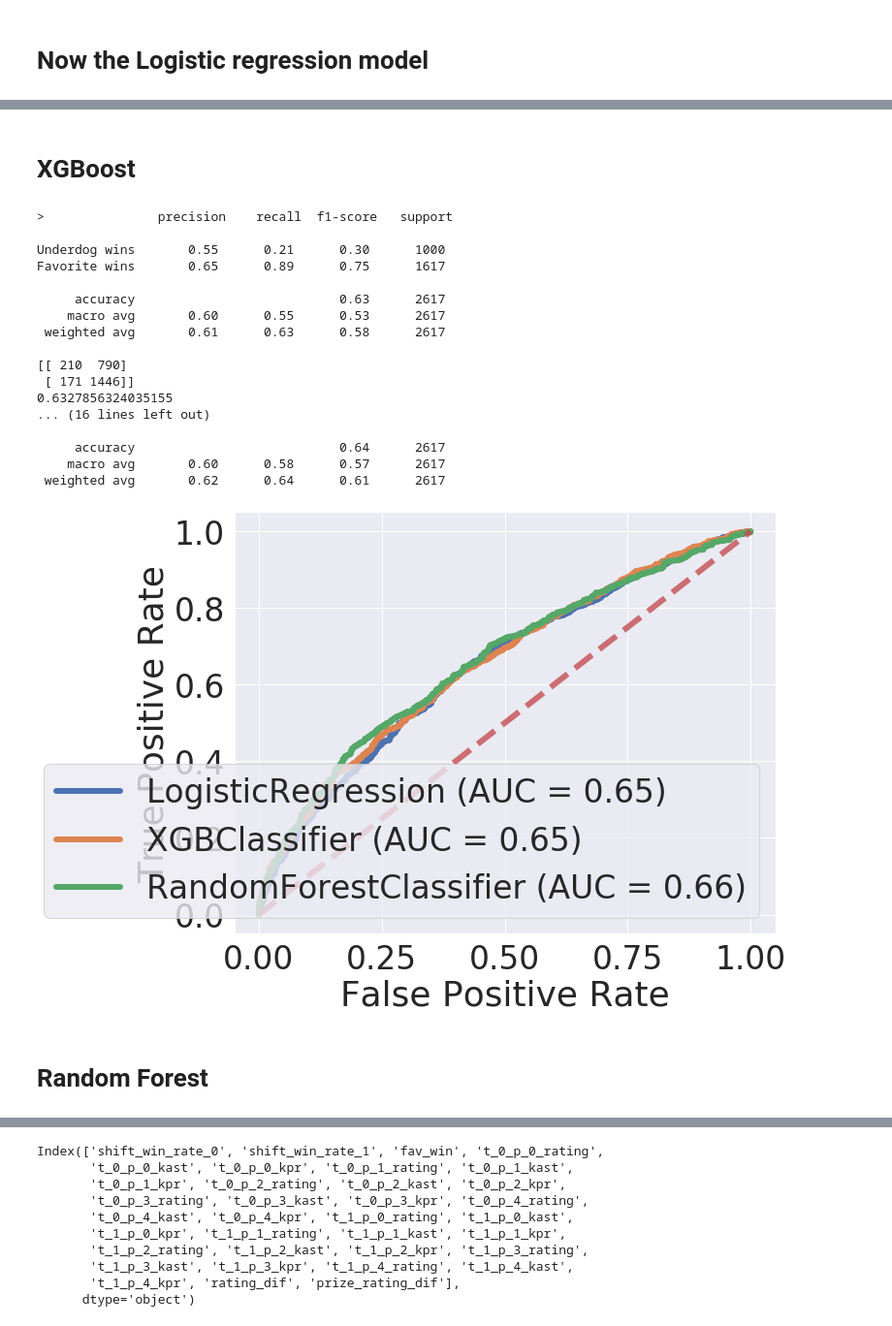
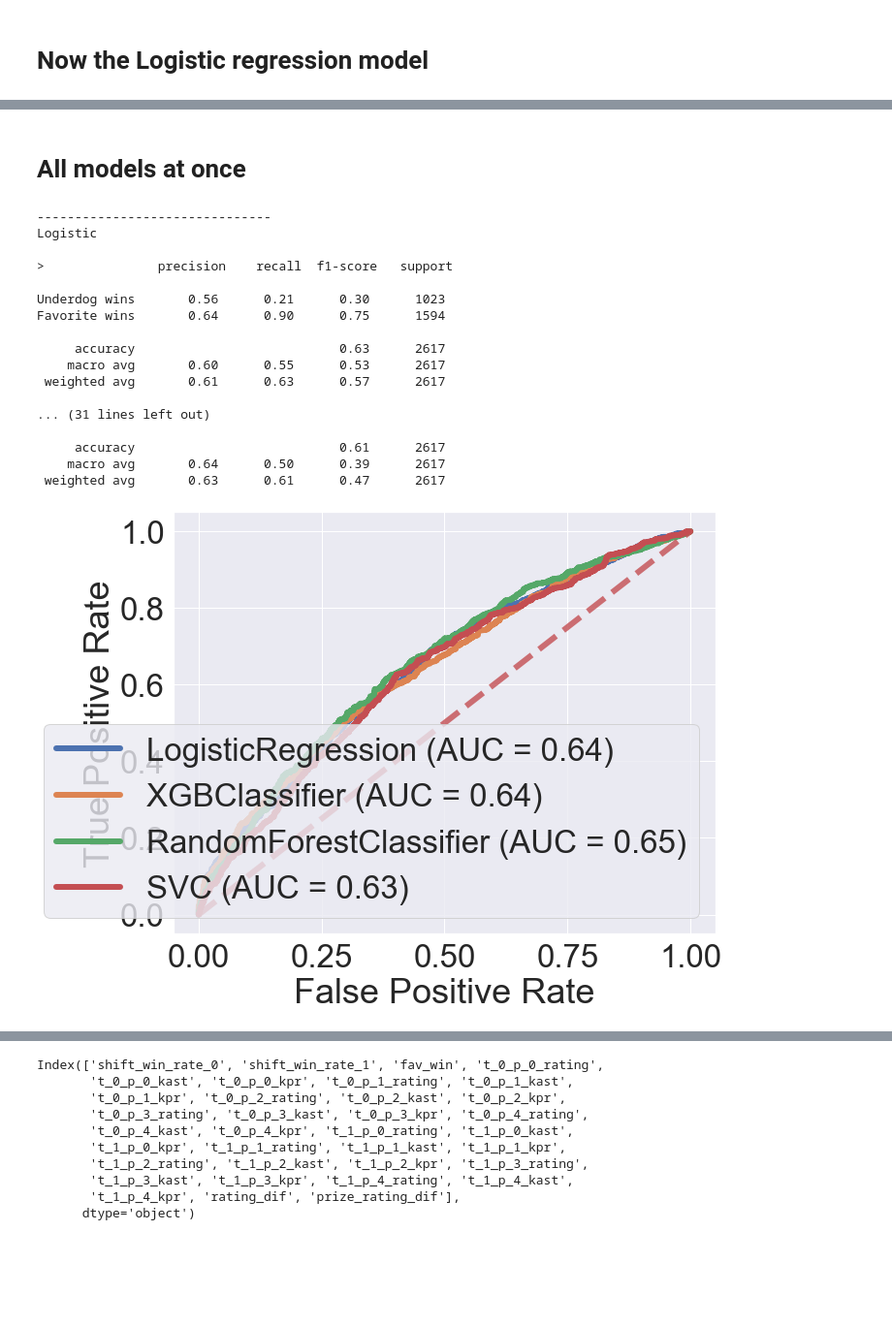
Before and after one commit to emmanuel-garza/insight-csgo, a Jupyter notebook: models/logistic_reg.ipynb, the cells around one changed output, grey strips where cells are left out. Shown at 97% size. Saved outputs shown, nothing was run; the diff lists cells and outputs as text; code cells hidden in the pictures; blank space fills up the shorter version.

Commit message:
Updated codes for figures, added SVM and Neural Network

```diff
--- a/models/logistic_reg.ipynb
+++ b/models/logistic_reg.ipynb
@@ -433,5 +455,5 @@ Favorite wins       0.65      0.92      0.76      1611
-# %% [markdown]
-# XGBoost
+# %% [markdown]
+# All models at once
 # %%
 # Keep only the features that we want
 # ['rank_dif', 'history_dif', 'shift_win_rate_0', 'shift_win_rate_1',
@@ -500,20 +522,23 @@ logmodel.fit(X_train,y_train)
 # Now we use the testing data set to make predictions and evaluate the model's performance
 predictions = logmodel.predict(X_test)
 
+print('--------------------------------------------------------------')
+print('Logistic')
+print('')
 print('>'+classification_report(y_test,predictions,target_names=['Underdog wins','Favorite wins']))
 
 #predictions[:] = 1
 
 #c_mat = confusion_matrix(y_test.values, predictions)
-c_mat = confusion_matrix(y_test, predictions)
-print( c_mat )
+# c_mat = confusion_matrix(y_test, predictions)
+# print( c_mat )
 
-accuracy = (c_mat[0][0] + c_mat[1][1]) / np.sum(c_mat)
-print(accuracy)
+# accuracy = (c_mat[0][0] + c_mat[1][1]) / np.sum(c_mat)
+# print(accuracy)
 
-y_scores = logmodel.predict_proba(X_test)[:,1]
+# y_scores = logmodel.predict_proba(X_test)[:,1]
 
-roc_auc_score(y_test, y_scores)
+# roc_auc_score(y_test, y_scores)
 
 
 # Divide data set into training and testing sets
@@ -526,11 +551,14 @@ model.fit(X_train, y_train)
 y_pred = model.predict(X_test)
 predictions = [round(value) for value in y_pred]
 # evaluate predictions
-accuracy = accuracy_score(y_test, predictions)
-print("Accuracy: %.2f%%" % (accuracy * 100.0))
-c_mat = confusion_matrix(y_test, predictions)
-print( c_mat )
+# accuracy = accuracy_score(y_test, predictions)
+# print("Accuracy: %.2f%%" % (accuracy * 100.0))
+# c_mat = confusion_matrix(y_test, predictions)
+# print( c_mat )
 
+print('--------------------------------------------------------------')
+print('XGBoost')
+print('')
 print('>'+classification_report(y_test,predictions,target_names=['Underdog wins','Favorite wins']))
 
 
@@ -548,44 +576,64 @@ clf.fit(X_train, y_train)
 # Now we use the testing data set to make predictions and evaluate the model's performance
 predictions = clf.predict(X_test)
 
+print('--------------------------------------------------------------')
+print('Random Forest')
+print('')
 print('>'+classification_report(y_test,predictions,target_names=['Underdog wins','Favorite wins']))
+
+
+
+# SVM
+clf_svm = svm.SVC(probability=True)
+clf_svm.fit(X_train, y_train)
+#RandomForestClassifier(max_depth=2, random_state=0)
+
+
+# Now we use the testing data set to make predictions and evaluate the model's performance
+predictions = clf_svm.predict(X_test)
+
+print('--------------------------------------------------------------')
+print('Support Vector Machines')
+print('')
+print('>'+classification_report(y_test,predictions,target_names=['Underdog wins','Favorite wins']))
+
 
 
 
 # AUC ROC
 sns.set_style("whitegrid")
 sns.set(font_scale=3)
 
 plt.figure(figsize=(10,8));
 ax = plt.axes()
 plot_roc_curve(logmodel, X_test, y_test, ax=ax, lw=6)  # doctest: +SKIP
 
 plot_roc_curve(model, X_test, y_test, ax=ax, lw=6)  # doctest: +SKIP
 
 plot_roc_curve(clf, X_test, y_test, ax=ax, lw=6)  # doctest: +SKIP
 
+plot_roc_curve(clf_svm, X_test, y_test, ax=ax, lw=6)  # doctest: +SKIP
+
 ax.plot([0, 1], [0, 1], linestyle='--', lw=6, color='r',
         label='Chance', alpha=.8 )
 
 plt.show()
 # %% [output]
+-------------------------------
+Logistic
+
 >               precision    recall  f1-score   support
 
-Underdog wins       0.55      0.21      0.30      1000
-Favorite wins       0.65      0.89      0.75      1617
+Underdog wins       0.56      0.21      0.30      1023
+Favorite wins       0.64      0.90      0.75      1594
 
      accuracy                           0.63      2617
     macro avg       0.60      0.55      0.53      2617
- weighted avg       0.61      0.63      0.58      2617
+ weighted avg       0.61      0.63      0.57      2617
 
-[[ 210  790]
- [ 171 1446]]
-0.6327856324035155
-... (16 lines left out)
+... (31 lines left out)
 
-     accuracy                           0.64      2617
-    macro avg       0.60      0.58      0.57      2617
- weighted avg       0.62      0.64      0.61      2617
+     accuracy                           0.61      2617
+    macro avg       0.64      0.50      0.39      2617
+ weighted avg       0.63      0.61      0.47      2617
-[figure, old version]
+[figure, new version]
-# %% [markdown]
-# Random Forest
```
Also changed, not shown: parts of 17 cells of this notebook, 7 other files.
